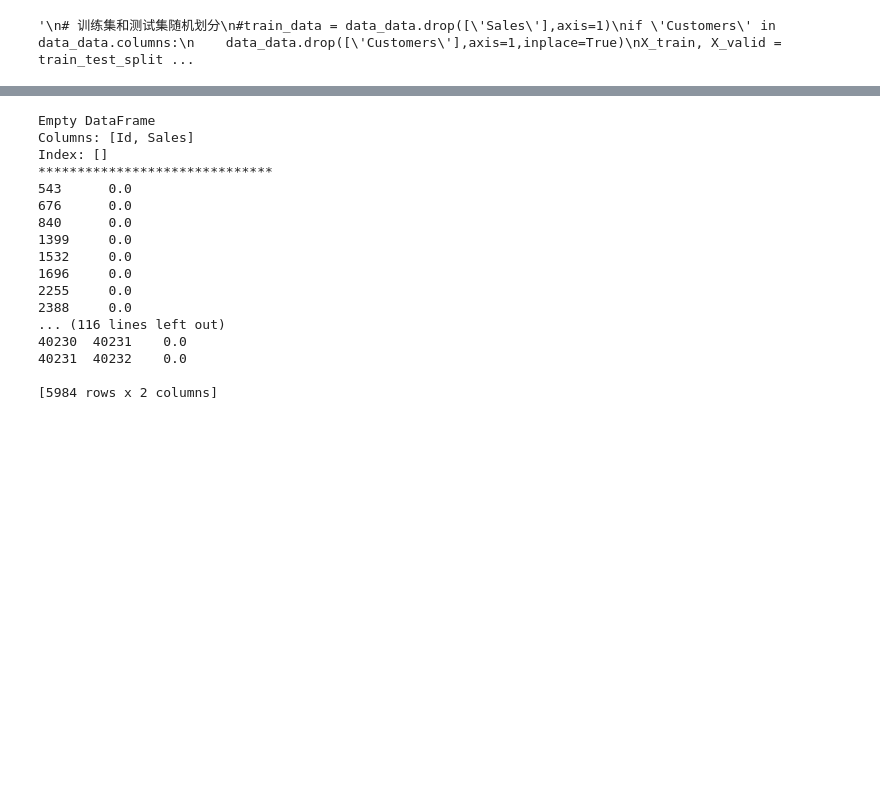
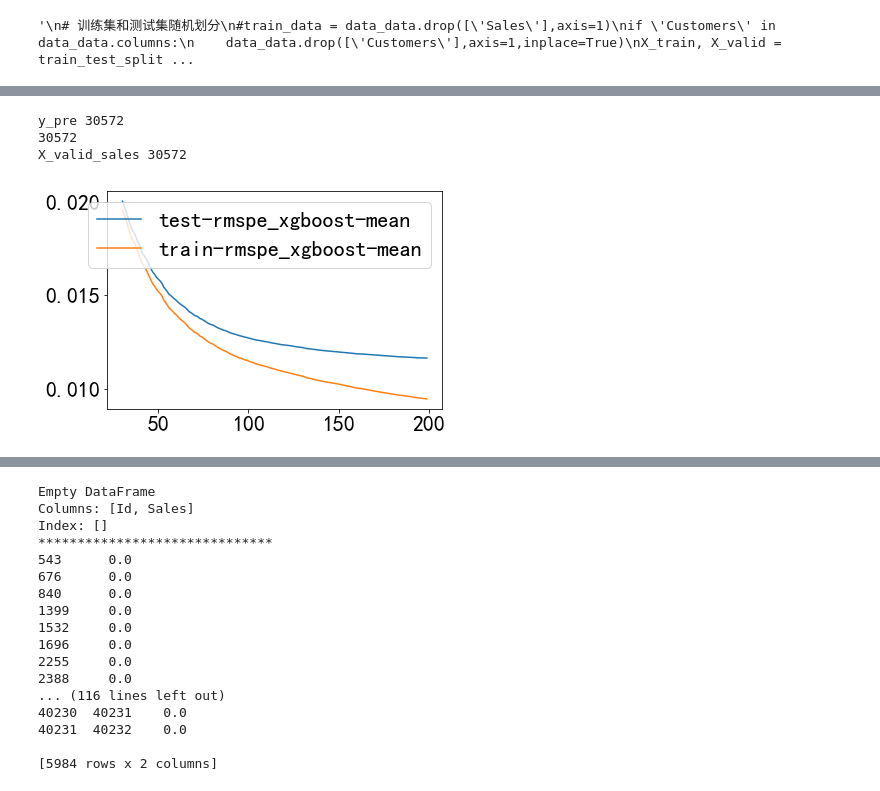
Before and after one commit to hahajing123/learning_p7, a Jupyter notebook: rossmann_sales.ipynb, the cells around one changed output, grey strips where cells are left out. Cells and saved outputs as stored; diff of their text form; code cells hidden in the pictures; blank space fills up the shorter version.

```diff
--- a/rossmann_sales.ipynb
+++ b/rossmann_sales.ipynb
@@ -545,0 +551,2 @@ RMSPE: 0.198878
+# %%
+learn_model = xgb.cv(params, dtrain, num_boost_round,feval=rmspe_xgboost,verbose_eval=10)
@@ -546,3 +571,14 @@ RMSPE: 0.198878
+# %%
+#print(learn_model)
+learn_model.loc[30:,["test-rmspe_xgboost-mean", "train-rmspe_xgboost-mean"]].plot()
+print('y_pre',len(y_pre))
+print(len(y_valid))
+print('X_valid_sales',len(X_valid_sales))
+# %% [output]
+y_pre 30572
+30572
+X_valid_sales 30572
+[figure, added]
 # %%
 import operator
 importance = xgboost_model.get_fscore()
```
Also changed, not shown: parts of 15 cells of this notebook, 2 other files.
